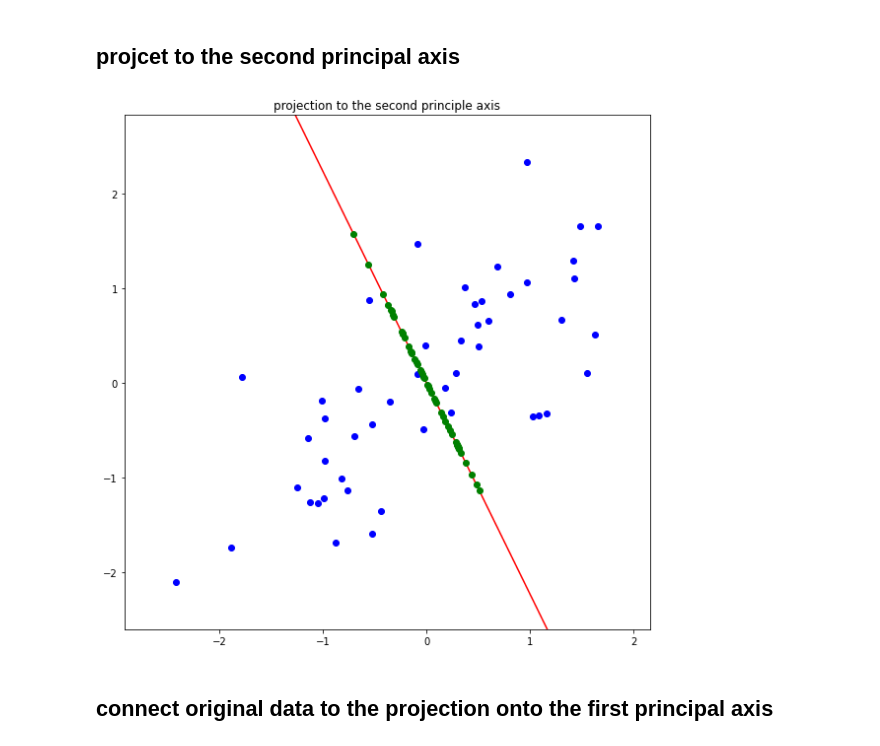
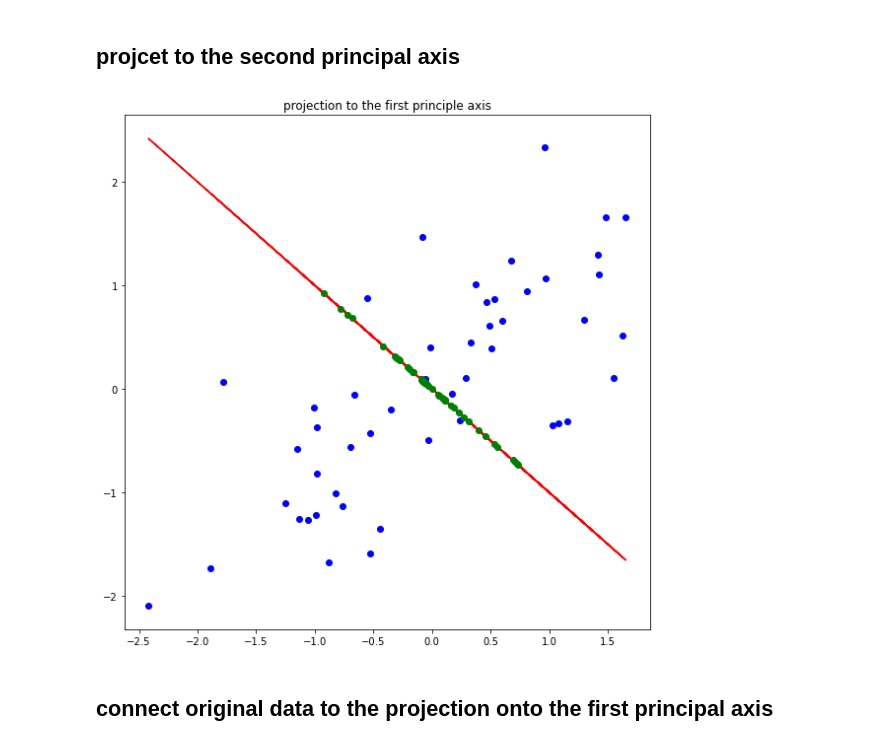
Before and after one commit to InKyeongBae/assignment-machine-learning, a Jupyter notebook: assignment12/assignment_12.ipynb, the cells around one changed output. Saved outputs shown, nothing was run; the diff lists cells and outputs as text; code cells hidden in the pictures.

```diff
--- a/assignment12/assignment_12.ipynb
+++ b/assignment12/assignment_12.ipynb
@@ -182,17 +208,27 @@ plt.show()
 # %% [markdown]
 ## projcet to the second principal axis
-# %%
-plt.figure(figsize=(8,8))
-plt.title('projection to the second principle axis')
-# ===================================================
-# fill up the blank
-#
-#
-# ===================================================
-plt.tight_layout()
-plt.show()
-# %% [output]
-[figure, removed]
+# %%
+def plot_second_projection(X) :
+    eigen_vec_2_S, eigen_vec_2_U = compute_eigen(X)[1][:,1]
+    x, y = normalization(feature)
+
+    plt.figure(figsize=(8,8))
+    plt.title('projection to the first principle axis')
+
+    inc_2 = eigen_vec_2_U / eigen_vec_2_S
+    plt.scatter(x,y,color='blue')
+    yy = inc_2 * x
+    plt.plot(x,yy, '-', color = 'red')
+
+    res = compute_projection_onto_line(eigen_vec_2_S, eigen_vec_2_U)
+    plt.scatter(res[:,0],res[:,1] , color='green', zorder=10)
+
+    plt.tight_layout()
+    plt.show()
+
+plot_second_projection(X)
+# %% [output]
+[figure, added]
 # %% [markdown]
 ## connect original data to the projection onto the first principal axis
 # %%
```
Also changed, not shown: parts of 8 cells of this notebook.
